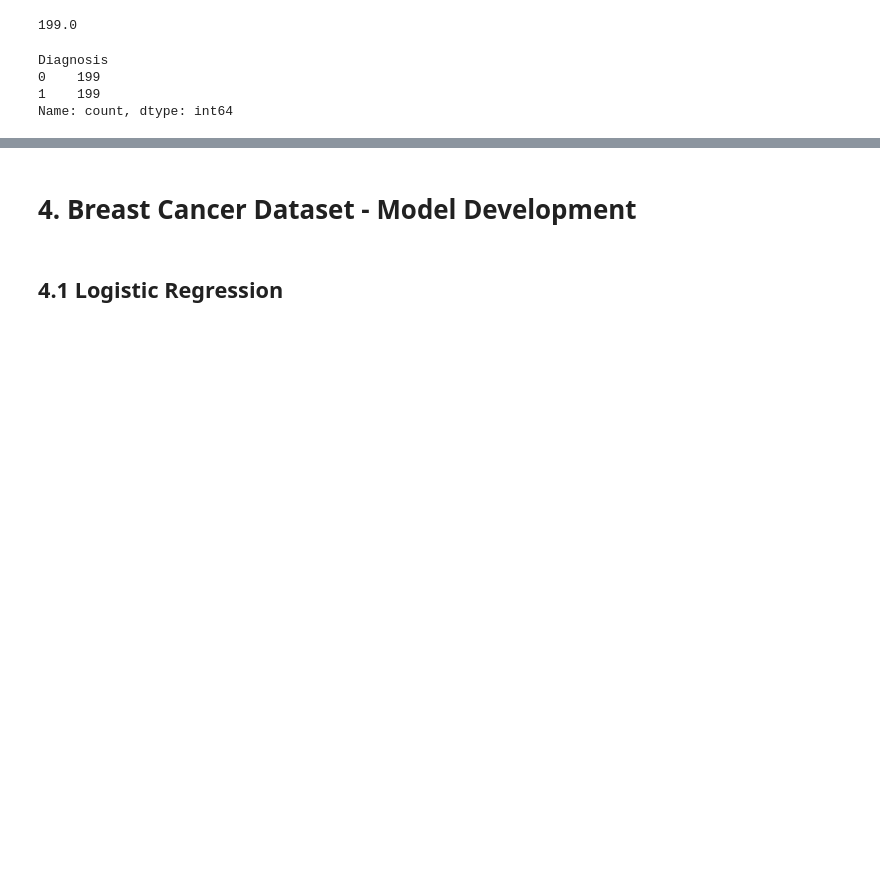
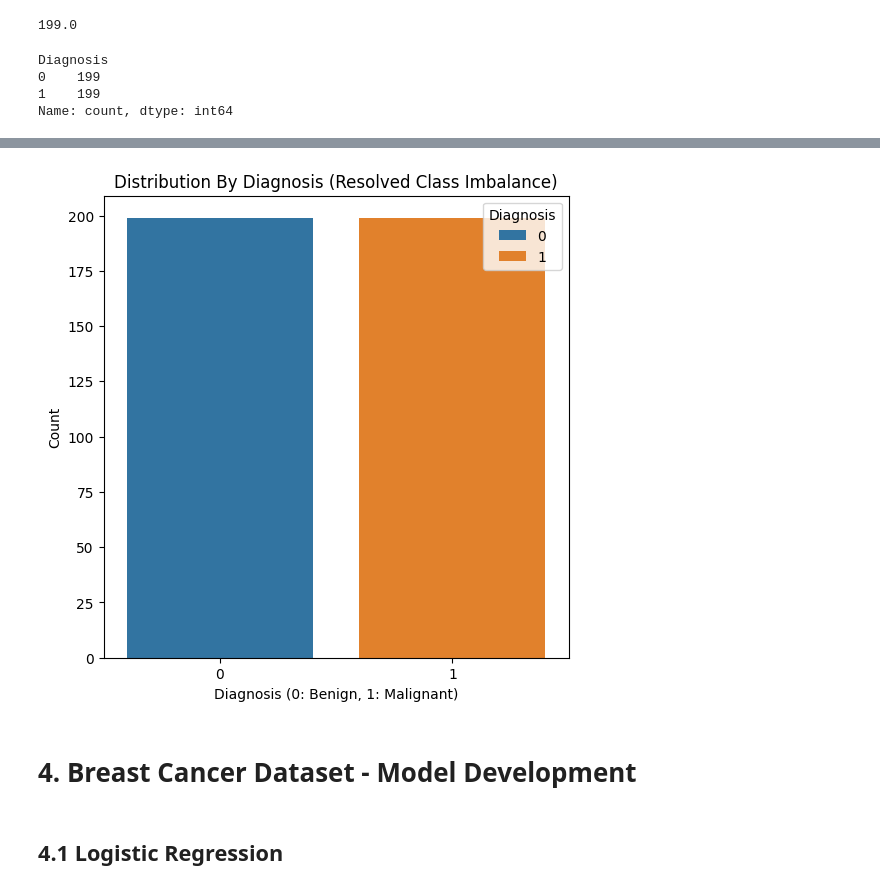
Before and after one commit to AnJoGoe/Cancer_Diagnosis_Prediction, a Jupyter notebook: notebooks/03_CDP_ML_Feat_Engin_Model_Dev.ipynb, the cells around one changed output, grey strips where cells are left out. Cells and saved outputs as stored; diff of their text form; code cells hidden in the pictures; blank space fills up the shorter version.

```diff
--- a/notebooks/03_CDP_ML_Feat_Engin_Model_Dev.ipynb
+++ b/notebooks/03_CDP_ML_Feat_Engin_Model_Dev.ipynb
@@ -534,4 +542,18 @@ Index([  0,   1,   2,   3,   5,   8,   8,   8,   9,   9,
       dtype='int64', length=398)
+# %%
+# Distribution By Diagnosis
+plt.figure(figsize=(6,6))
+
+sns.countplot(data=y_train_subset.to_frame(), x='Diagnosis', hue='Diagnosis')
+plt.title('Distribution By Diagnosis (Resolved Class Imbalance)')
+plt.xlabel('Diagnosis (0: Benign, 1: Malignant)')
+plt.ylabel('Count')
+
+plt.savefig("../resources/class_imbalance_resolved.png")
+
+plt.show()
+# %% [output]
+[figure, added]
 # %% [markdown]
 # 4. Breast Cancer Dataset - Model Development
 # %% [markdown]
```
Also changed, not shown: parts of 50 cells of this notebook, 8 other files.
